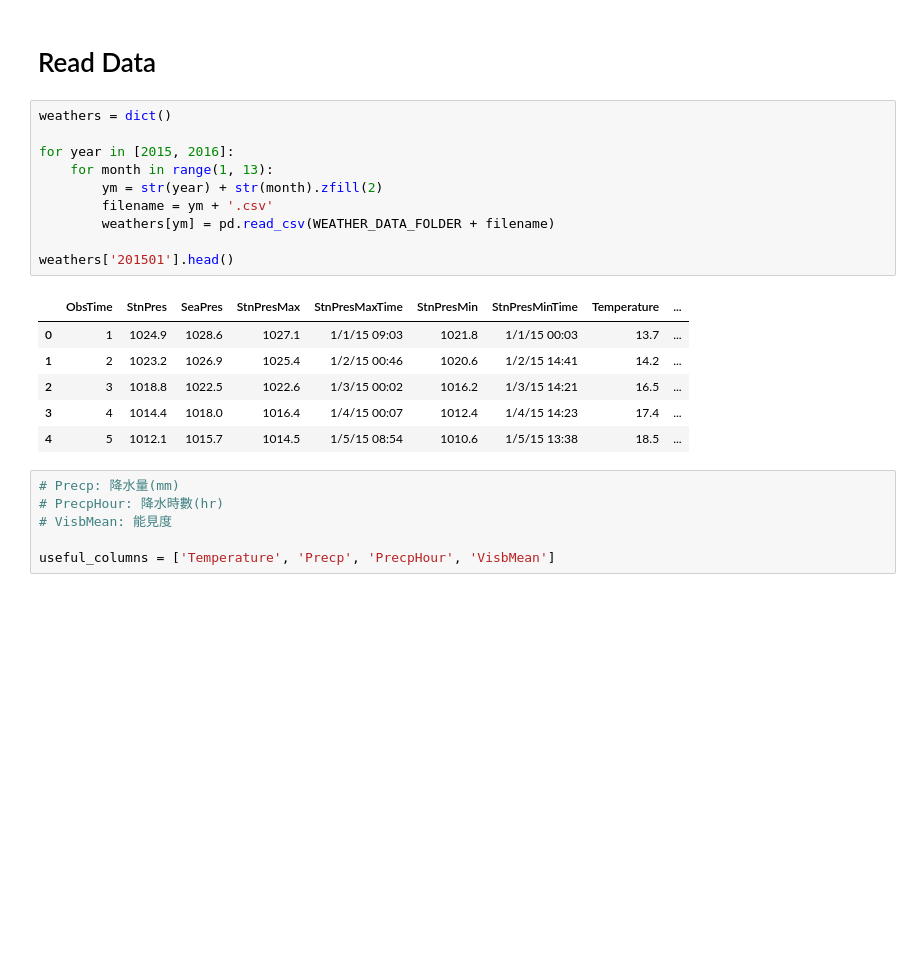
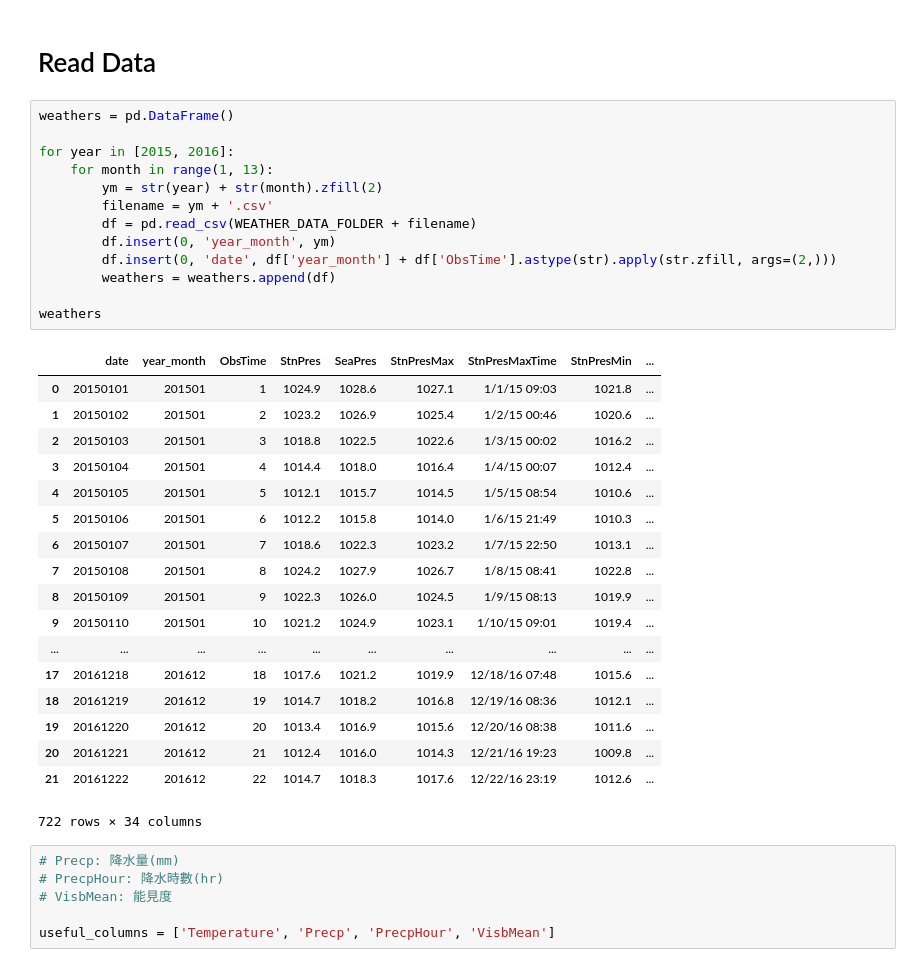
Before and after one commit to BL515-DataMining/MaraudersMapTaipei, a Jupyter notebook: analyze_residential_burglary.ipynb, the cells around one changed output. Drawn from its saved outputs; the diff is of its cells as text; blank space fills up the shorter version.

```diff
--- a/analyze_residential_burglary.ipynb
+++ b/analyze_residential_burglary.ipynb
@@ -15,22 +15,37 @@ WEATHER_DATA_FOLDER = DATA_FOLDER + 'weather/'
 # %% [markdown]
 # Read Data
 # %%
-weathers = dict()
+weathers = pd.DataFrame()
 
 for year in [2015, 2016]:
     for month in range(1, 13):
         ym = str(year) + str(month).zfill(2)
         filename = ym + '.csv'
-        weathers[ym] = pd.read_csv(WEATHER_DATA_FOLDER + filename)
+        df = pd.read_csv(WEATHER_DATA_FOLDER + filename)
+        df.insert(0, 'year_month', ym)
+        df.insert(0, 'date', df['year_month'] + df['ObsTime'].astype(str).apply(str.zfill, args=(2,)))
+        weathers = weathers.append(df)
 
-weathers['201501'].head()
+weathers
 # %% [output]
-|  | ObsTime | StnPres | SeaPres | StnPresMax | StnPresMaxTime | StnPresMin | StnPresMinTime | Temperature | ... |
-| 0 | 1 | 1024.9 | 1028.6 | 1027.1 | 1/1/15 09:03 | 1021.8 | 1/1/15 00:03 | 13.7 | ... |
-| 1 | 2 | 1023.2 | 1026.9 | 1025.4 | 1/2/15 00:46 | 1020.6 | 1/2/15 14:41 | 14.2 | ... |
-| 2 | 3 | 1018.8 | 1022.5 | 1022.6 | 1/3/15 00:02 | 1016.2 | 1/3/15 14:21 | 16.5 | ... |
-| 3 | 4 | 1014.4 | 1018.0 | 1016.4 | 1/4/15 00:07 | 1012.4 | 1/4/15 14:23 | 17.4 | ... |
-| 4 | 5 | 1012.1 | 1015.7 | 1014.5 | 1/5/15 08:54 | 1010.6 | 1/5/15 13:38 | 18.5 | ... |
+|  | date | year_month | ObsTime | StnPres | SeaPres | StnPresMax | StnPresMaxTime | StnPresMin | ... |
+| 0 | 20150101 | 201501 | 1 | 1024.9 | 1028.6 | 1027.1 | 1/1/15 09:03 | 1021.8 | ... |
+| 1 | 20150102 | 201501 | 2 | 1023.2 | 1026.9 | 1025.4 | 1/2/15 00:46 | 1020.6 | ... |
+| 2 | 20150103 | 201501 | 3 | 1018.8 | 1022.5 | 1022.6 | 1/3/15 00:02 | 1016.2 | ... |
+| 3 | 20150104 | 201501 | 4 | 1014.4 | 1018.0 | 1016.4 | 1/4/15 00:07 | 1012.4 | ... |
+| 4 | 20150105 | 201501 | 5 | 1012.1 | 1015.7 | 1014.5 | 1/5/15 08:54 | 1010.6 | ... |
+| 5 | 20150106 | 201501 | 6 | 1012.2 | 1015.8 | 1014.0 | 1/6/15 21:49 | 1010.3 | ... |
+| 6 | 20150107 | 201501 | 7 | 1018.6 | 1022.3 | 1023.2 | 1/7/15 22:50 | 1013.1 | ... |
+| 7 | 20150108 | 201501 | 8 | 1024.2 | 1027.9 | 1026.7 | 1/8/15 08:41 | 1022.8 | ... |
+| 8 | 20150109 | 201501 | 9 | 1022.3 | 1026.0 | 1024.5 | 1/9/15 08:13 | 1019.9 | ... |
+| 9 | 20150110 | 201501 | 10 | 1021.2 | 1024.9 | 1023.1 | 1/10/15 09:01 | 1019.4 | ... |
+| ... | ... | ... | ... | ... | ... | ... | ... | ... | ... |
+| 17 | 20161218 | 201612 | 18 | 1017.6 | 1021.2 | 1019.9 | 12/18/16 07:48 | 1015.6 | ... |
+| 18 | 20161219 | 201612 | 19 | 1014.7 | 1018.2 | 1016.8 | 12/19/16 08:36 | 1012.1 | ... |
+| 19 | 20161220 | 201612 | 20 | 1013.4 | 1016.9 | 1015.6 | 12/20/16 08:38 | 1011.6 | ... |
+| 20 | 20161221 | 201612 | 21 | 1012.4 | 1016.0 | 1014.3 | 12/21/16 19:23 | 1009.8 | ... |
+| 21 | 20161222 | 201612 | 22 | 1014.7 | 1018.3 | 1017.6 | 12/22/16 23:19 | 1012.6 | ... |
+722 rows × 34 columns
 # %%
 # Precp: 降水量(mm)
 # PrecpHour: 降水時數(hr)
```
Also changed, not shown: parts of 19 cells of this notebook, 1 other file.
